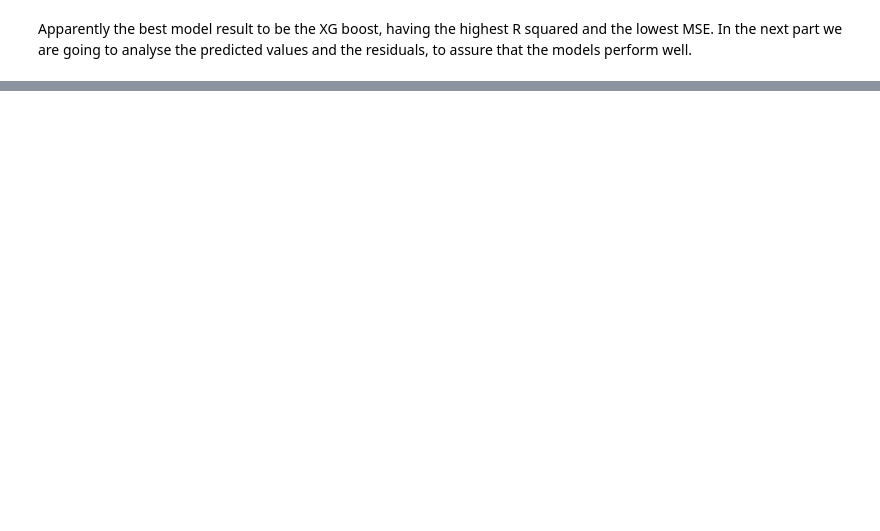
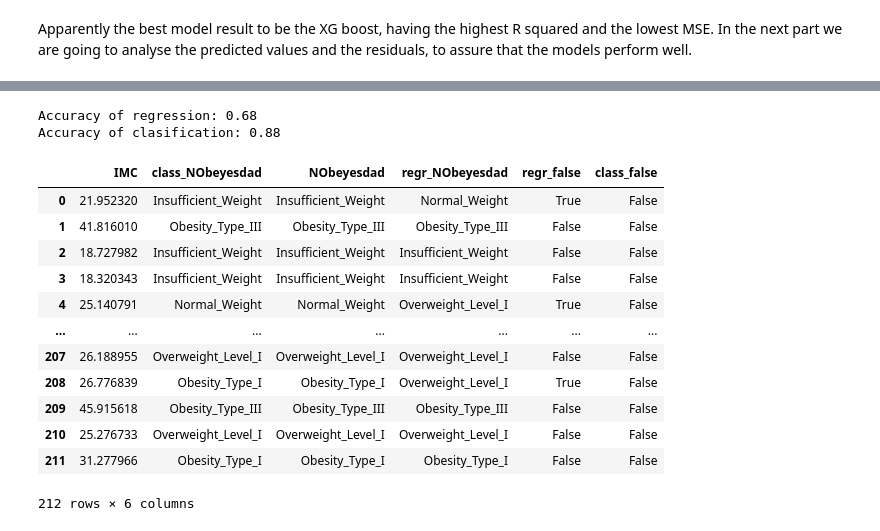
Before and after one commit to Alexisbiancotti/Obesity_Prediction, a Jupyter notebook: Obesity_Prediction.ipynb, the cells around one changed output, grey strips where cells are left out. Cells and saved outputs as stored; diff of their text form; code cells hidden in the pictures; blank space fills up the shorter version.

```diff
--- a/Obesity_Prediction.ipynb
+++ b/Obesity_Prediction.ipynb
@@ -448,0 +576,14 @@ plt.show()
+# %%
+# model training and the time that is running
+t0 = time.time()
+
+CV_fore = KFold(n_splits=4)
+
+GS_fore = GridSearchCV(estimator = pipe_fore,
+                  param_grid = pargrid_fore,
+                  cv=CV_fore,
+                  n_jobs= -3)
+
+GS_fore.fit(X_train,y_train)
+
+run_time_fore = time.time() - t0
@@ -448,0 +695,8 @@ plt.show()
+# %%
+# first whe need to find wich intervals of IMC correspond to each NObeyesdad
+imc_range =  pd.concat([data[['NObeyesdad','IMC']].rename(columns={'IMC': "min"}).groupby(['NObeyesdad']).min()  ,
+                        data[['NObeyesdad','IMC']].rename(columns={'IMC': "max"}).groupby(['NObeyesdad']).max()  ,
+                        data[['NObeyesdad','IMC']].rename(columns={'IMC': "mean"}).groupby(['NObeyesdad']).mean()],
+                        axis=1)
+
+imc_range = imc_range.sort_values(by=['mean'])
@@ -448,0 +729,26 @@ plt.show()
+# %%
+# cheking the accuracy of each model
+accuracy_regr = metrics.accuracy_score(results['regr_NObeyesdad'], results['NObeyesdad'])
+accuracy_class = metrics.accuracy_score(results['class_NObeyesdad'], results['NObeyesdad'])
+
+print('Accuracy of regression: {:.2f}'.format(accuracy_regr))
+print('Accuracy of clasification: {:.2f}'.format(accuracy_class))
+# %% [output]
+Accuracy of regression: 0.68
+Accuracy of clasification: 0.88
+# %%
+results
+# %% [output]
+|  | IMC | class_NObeyesdad | NObeyesdad | regr_NObeyesdad | regr_false | class_false |
+| 0 | 21.952320 | Insufficient_Weight | Insufficient_Weight | Normal_Weight | True | False |
+| 1 | 41.816010 | Obesity_Type_III | Obesity_Type_III | Obesity_Type_III | False | False |
+| 2 | 18.727982 | Insufficient_Weight | Insufficient_Weight | Insufficient_Weight | False | False |
+| 3 | 18.320343 | Insufficient_Weight | Insufficient_Weight | Insufficient_Weight | False | False |
+| 4 | 25.140791 | Normal_Weight | Normal_Weight | Overweight_Level_I | True | False |
+| ... | ... | ... | ... | ... | ... | ... |
+| 207 | 26.188955 | Overweight_Level_I | Overweight_Level_I | Overweight_Level_I | False | False |
+| 208 | 26.776839 | Obesity_Type_I | Obesity_Type_I | Overweight_Level_I | True | False |
+| 209 | 45.915618 | Obesity_Type_III | Obesity_Type_III | Obesity_Type_III | False | False |
+| 210 | 25.276733 | Overweight_Level_I | Overweight_Level_I | Overweight_Level_I | False | False |
+| 211 | 31.277966 | Obesity_Type_I | Obesity_Type_I | Obesity_Type_I | False | False |
+212 rows × 6 columns
```
Also changed, not shown: parts of 38 cells of this notebook, 1 other file.
